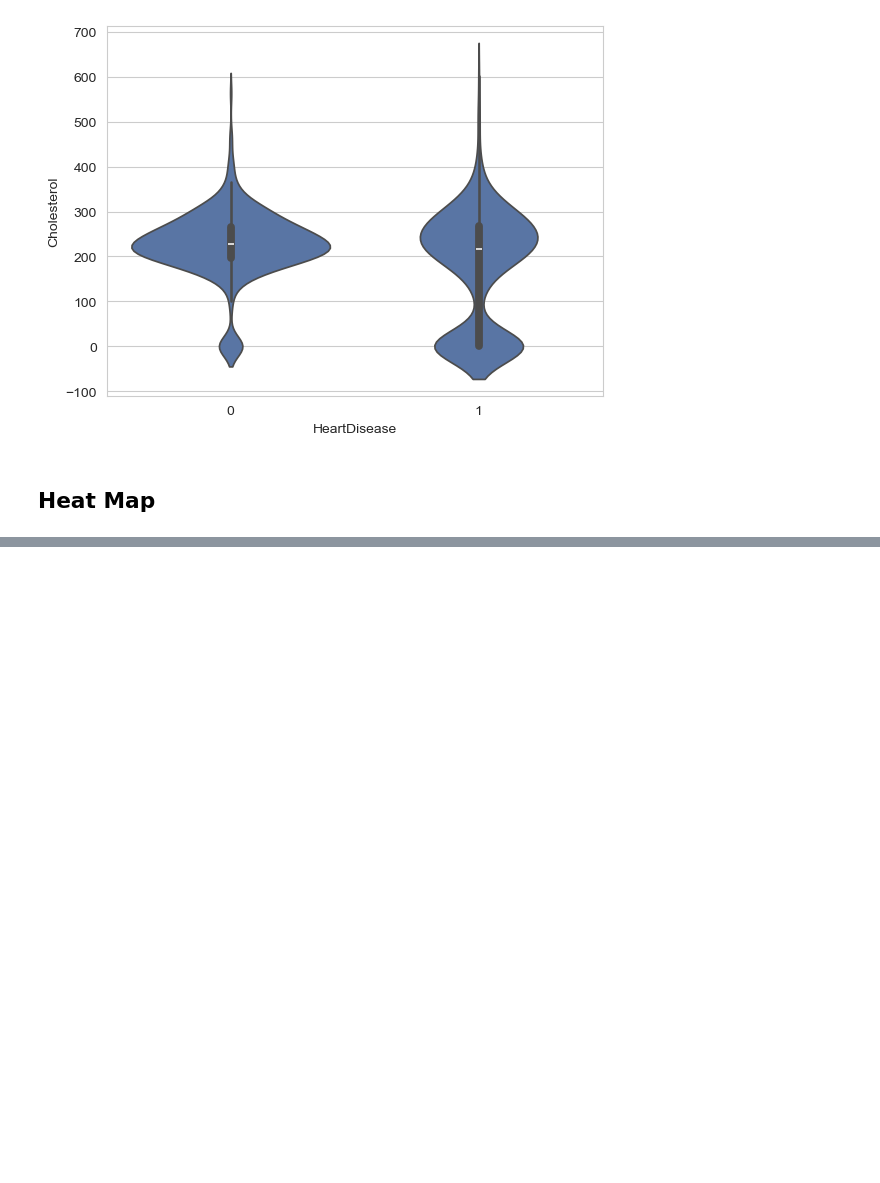
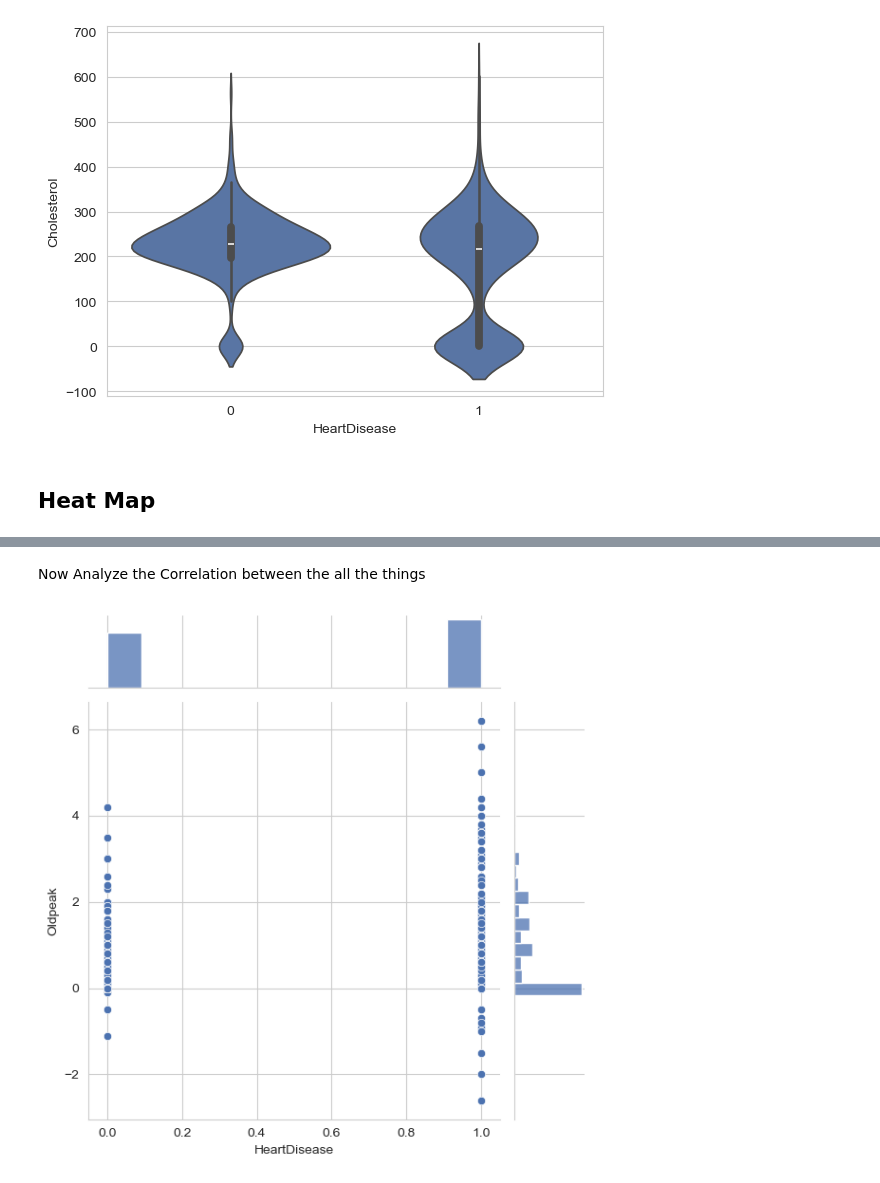
Before and after one commit to Vijay-112007/Data_Vis_Heart_Disease_Data, a Jupyter notebook: analysis.ipynb, the cells around one changed output, grey strips where cells are left out. Drawn from its saved outputs; the diff is of its cells as text; code cells hidden in the pictures; blank space fills up the shorter version.

```diff
--- a/analysis.ipynb
+++ b/analysis.ipynb
@@ -286,0 +314,7 @@ plt.show()
+# %% [markdown]
+<p>Now Analyze the Correlation between the all the things</p>
+# %%
+sns.jointplot(x = 'HeartDisease',y = 'Oldpeak', data = data)
+plt.show()
+# %% [output]
+[figure, added]
```
Also changed, not shown: parts of 13 cells of this notebook.
